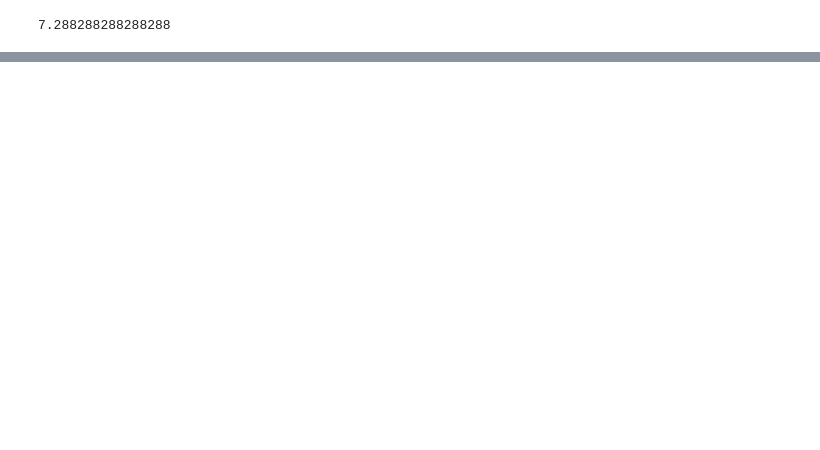
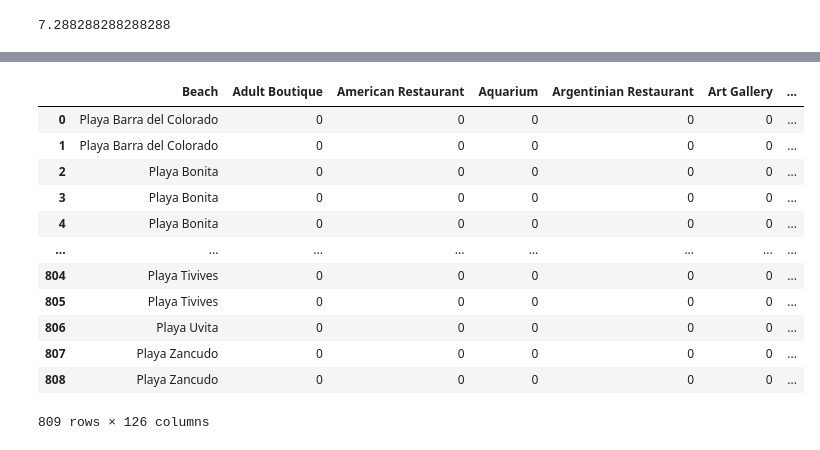
Before and after one commit to jesagocr/DataScience_IBM_Coursera_Capstone, a Jupyter notebook: projectBeaches.ipynb, the cells around one changed output, grey strips where cells are left out. Saved outputs shown, nothing was run; the diff lists cells and outputs as text; code cells hidden in the pictures; blank space fills up the shorter version.

```diff
--- a/projectBeaches.ipynb
+++ b/projectBeaches.ipynb
@@ -1066,0 +990,17 @@ venues_sorted.head()
+# %%
+onehot2 = onehot
+onehot2
+# %% [output]
+|  | Beach | Adult Boutique | American Restaurant | Aquarium | Argentinian Restaurant | Art Gallery | ... |
+| 0 | Playa Barra del Colorado | 0 | 0 | 0 | 0 | 0 | ... |
+| 1 | Playa Barra del Colorado | 0 | 0 | 0 | 0 | 0 | ... |
+| 2 | Playa Bonita | 0 | 0 | 0 | 0 | 0 | ... |
+| 3 | Playa Bonita | 0 | 0 | 0 | 0 | 0 | ... |
+| 4 | Playa Bonita | 0 | 0 | 0 | 0 | 0 | ... |
+| ... | ... | ... | ... | ... | ... | ... | ... |
+| 804 | Playa Tivives | 0 | 0 | 0 | 0 | 0 | ... |
+| 805 | Playa Tivives | 0 | 0 | 0 | 0 | 0 | ... |
+| 806 | Playa Uvita | 0 | 0 | 0 | 0 | 0 | ... |
+| 807 | Playa Zancudo | 0 | 0 | 0 | 0 | 0 | ... |
+| 808 | Playa Zancudo | 0 | 0 | 0 | 0 | 0 | ... |
+809 rows × 126 columns
```
Also changed, not shown: parts of 25 cells of this notebook, 1 other file.
